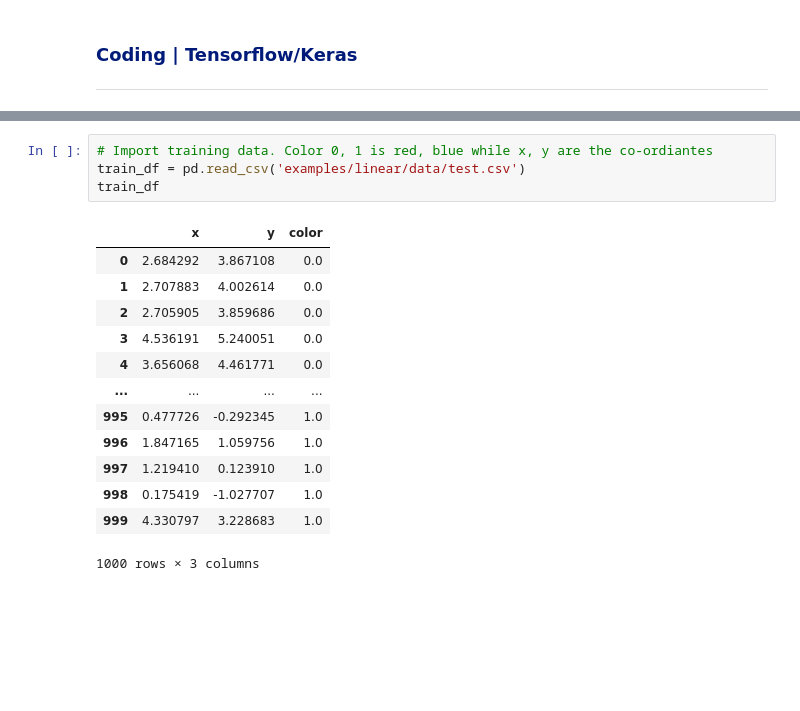
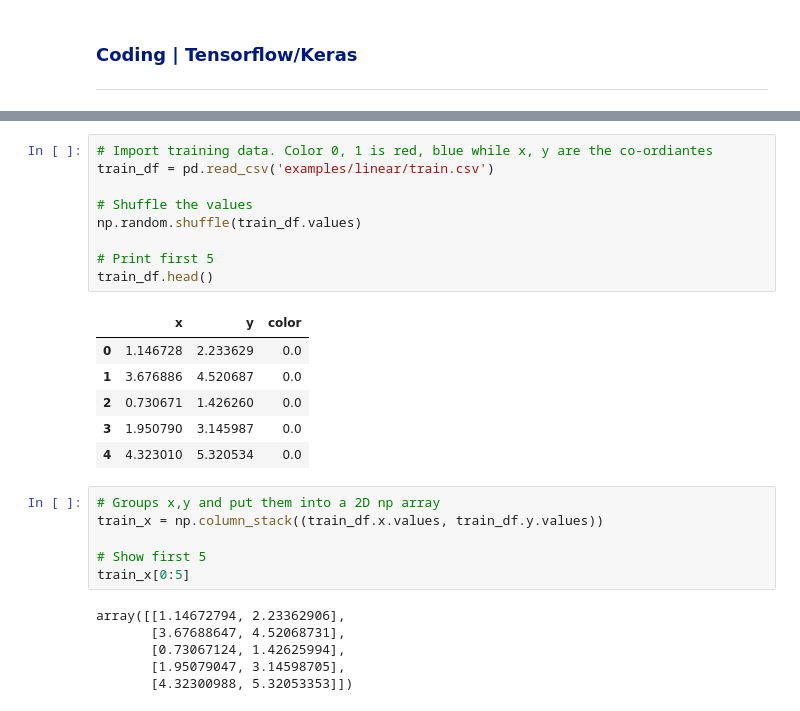
Before and after one commit to ShaneOG2/machstat-assessment, a Jupyter notebook: Practicals/Regular Tasks/Topic 4 - Machine Learning.ipynb, the cells around one changed output, grey strips where cells are left out. Cells and saved outputs as stored; diff of their text form; blank space fills up the shorter version.

Commit message:
Coded linear and quadratic examples.

```diff
--- a/Practicals/Regular Tasks/Topic 4 - Machine Learning.ipynb
+++ b/Practicals/Regular Tasks/Topic 4 - Machine Learning.ipynb
@@ -97,18 +100,28 @@ We will use the red and blue points to train a classifier.
 # %%
 # Import training data. Color 0, 1 is red, blue while x, y are the co-ordiantes
-train_df = pd.read_csv('examples/linear/data/test.csv')
-train_df
+train_df = pd.read_csv('examples/linear/train.csv')
+
+# Shuffle the values
+np.random.shuffle(train_df.values)
+
+# Print first 5
+train_df.head()
 # %% [output]
 |  | x | y | color |
-| 0 | 2.684292 | 3.867108 | 0.0 |
-| 1 | 2.707883 | 4.002614 | 0.0 |
-| 2 | 2.705905 | 3.859686 | 0.0 |
-| 3 | 4.536191 | 5.240051 | 0.0 |
-| 4 | 3.656068 | 4.461771 | 0.0 |
-| ... | ... | ... | ... |
-| 995 | 0.477726 | -0.292345 | 1.0 |
-| 996 | 1.847165 | 1.059756 | 1.0 |
-| 997 | 1.219410 | 0.123910 | 1.0 |
-| 998 | 0.175419 | -1.027707 | 1.0 |
-| 999 | 4.330797 | 3.228683 | 1.0 |
+| 0 | 1.146728 | 2.233629 | 0.0 |
+| 1 | 3.676886 | 4.520687 | 0.0 |
+| 2 | 0.730671 | 1.426260 | 0.0 |
+| 3 | 1.950790 | 3.145987 | 0.0 |
+| 4 | 4.323010 | 5.320534 | 0.0 |
-1000 rows × 3 columns
+# %%
+# Groups x,y and put them into a 2D np array
+train_x = np.column_stack((train_df.x.values, train_df.y.values))
+
+# Show first 5
+train_x[0:5]
+# %% [output]
+array([[1.14672794, 2.23362906],
+       [3.67688647, 4.52068731],
+       [0.73067124, 1.42625994],
+       [1.95079047, 3.14598705],
+       [4.32300988, 5.32053353]])
```
Also changed, not shown: parts of 14 cells of this notebook, 9 other files.
